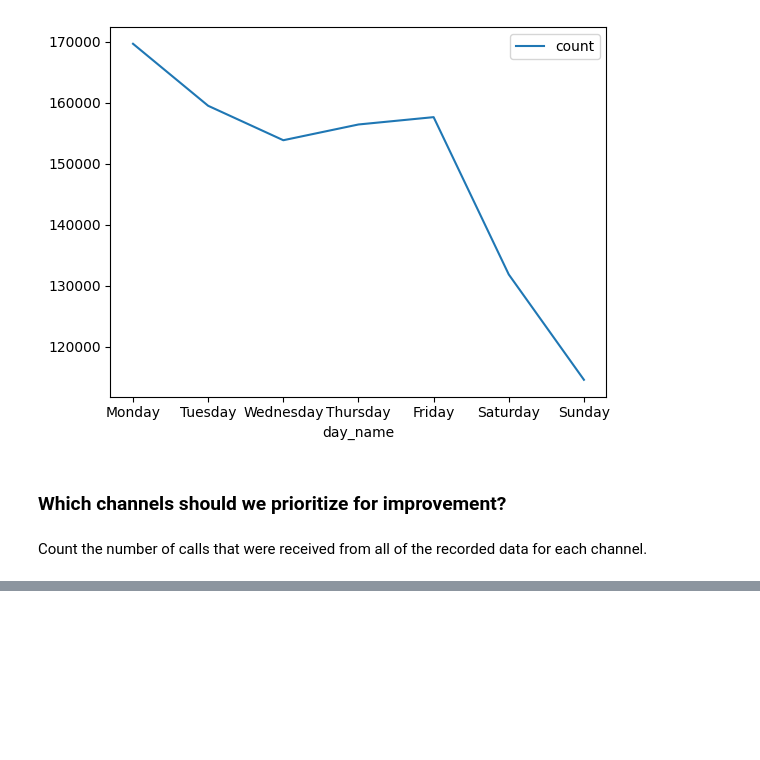
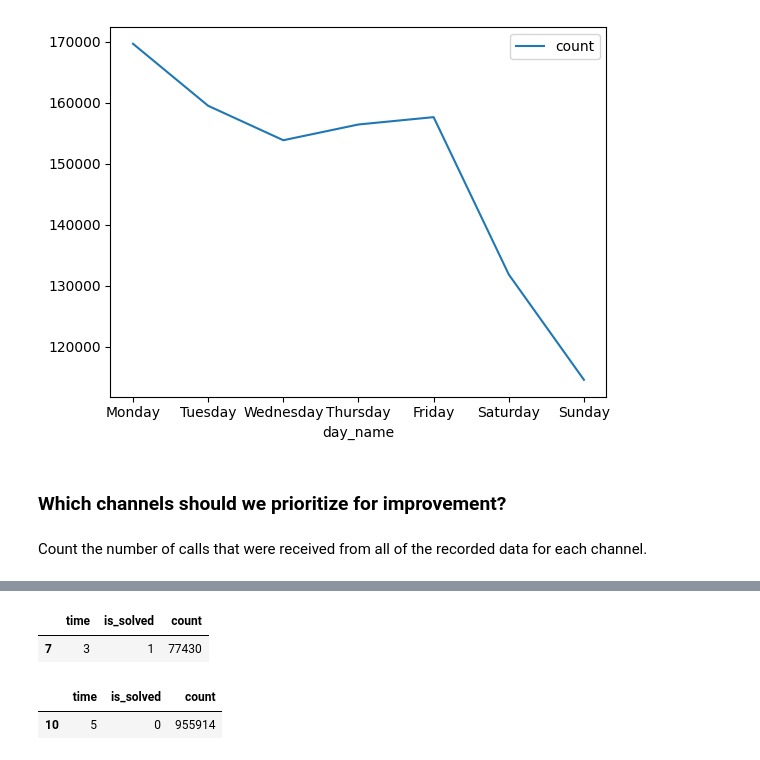
Before and after one commit to adrioui/data-exploration, a Jupyter notebook: Data Exploration.ipynb, the cells around one changed output, grey strips where cells are left out. Saved outputs shown, nothing was run; the diff lists cells and outputs as text; code cells hidden in the pictures; blank space fills up the shorter version.

```diff
--- a/Data Exploration.ipynb
+++ b/Data Exploration.ipynb
@@ -253,0 +286,13 @@ plt.show()
+# %%
+count_filt_solved = hour_grp_is_solved.loc[hour_grp_is_solved["is_solved"] == 1]["count"].max()
+count_filt_not_solved = hour_grp_is_solved.loc[hour_grp_is_solved["is_solved"] == 0]["count"].max()
+# %%
+hour_grp_is_solved.loc[hour_grp_is_solved["count"] == count_filt_solved]
+# %% [output]
+|  | time | is_solved | count |
+| 7 | 3 | 1 | 77430 |
+# %%
+hour_grp_is_solved.loc[hour_grp_is_solved["count"] == count_filt_not_solved]
+# %% [output]
+|  | time | is_solved | count |
+| 10 | 5 | 0 | 955914 |
```
Also changed, not shown: parts of 15 cells of this notebook.
